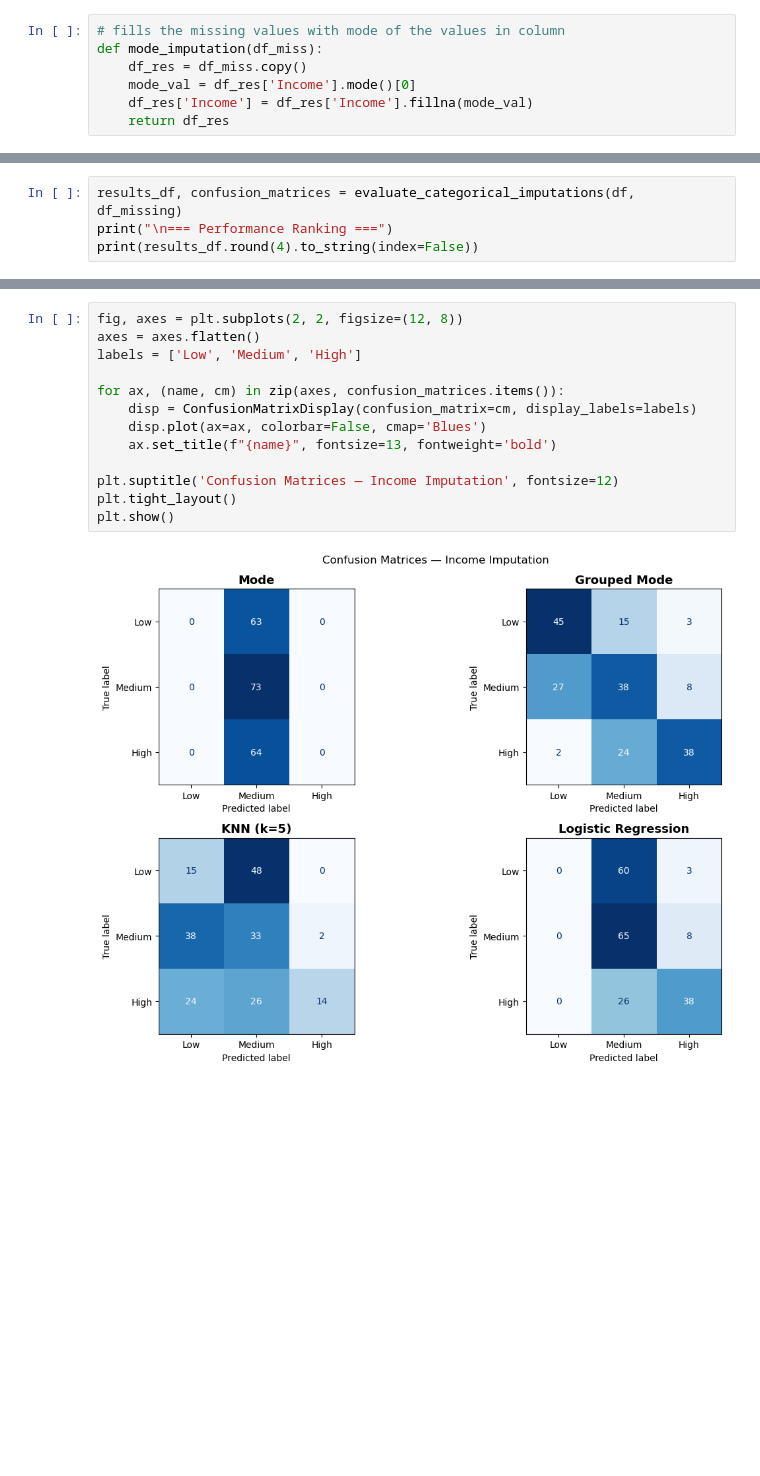
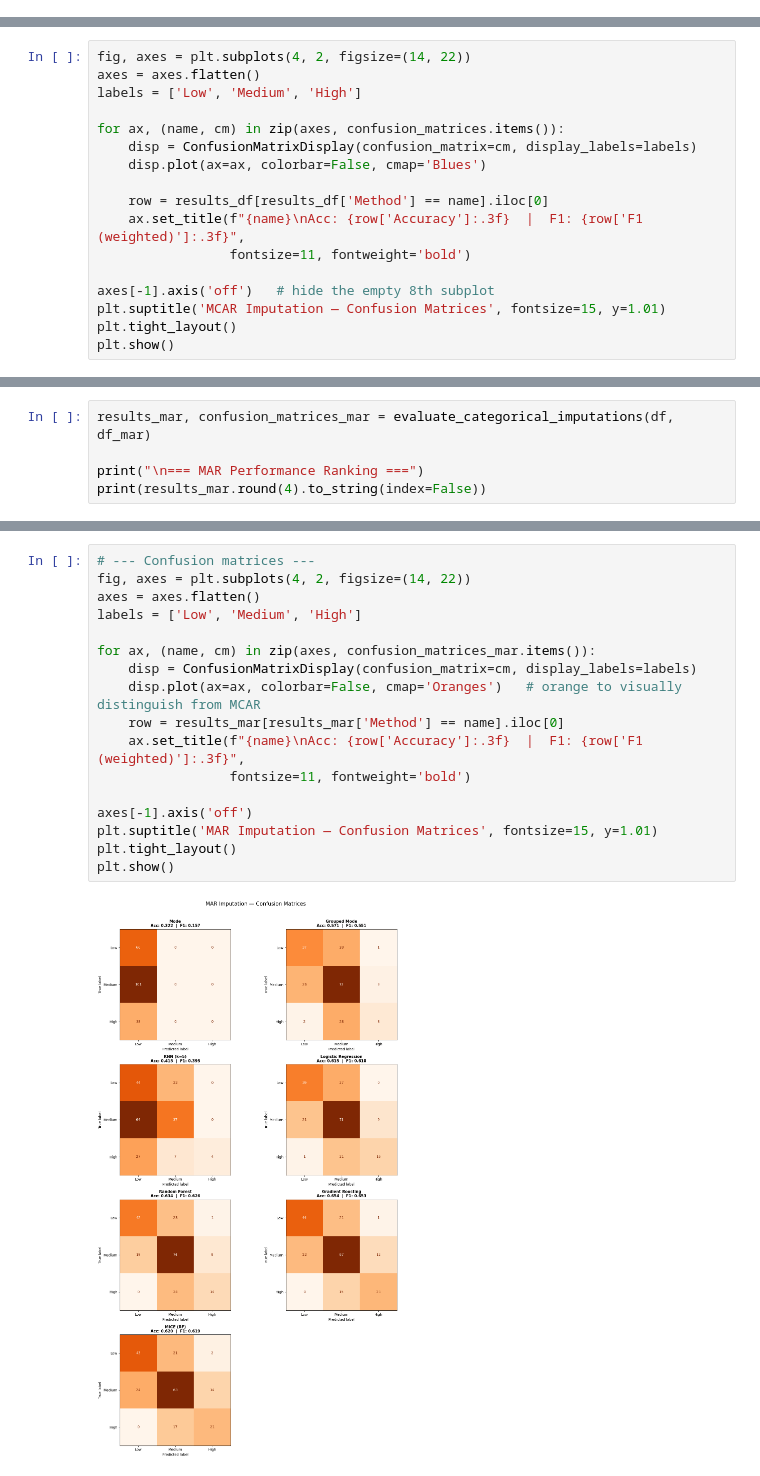
Before and after one commit to aravisv/Data-science-learning-notes, a Jupyter notebook: missing_values/missing_value_categorical_data.ipynb, the cells around one changed output, grey strips where cells are left out. Cells and saved outputs as stored; diff of their text form; blank space fills up the shorter version.

Commit message:
updated the notebook for categorical missing values handling. MACR and MAR

```diff
--- a/missing_values/missing_value_categorical_data.ipynb
+++ b/missing_values/missing_value_categorical_data.ipynb
@@ -69,7 +74,0 @@ Missing values in Income: 200 (20%)
-# %%
-# fills the missing values with mode of the values in column
-def mode_imputation(df_miss):
-    df_res = df_miss.copy()
-    mode_val = df_res['Income'].mode()[0]
-    df_res['Income'] = df_res['Income'].fillna(mode_val)
-    return df_res
@@ -163,0 +244,17 @@ def evaluate_categorical_imputations(df_true, df_missing, target_col='Income'):
+# %%
+fig, axes = plt.subplots(4, 2, figsize=(14, 22))
+axes = axes.flatten()
+labels = ['Low', 'Medium', 'High']
+
+for ax, (name, cm) in zip(axes, confusion_matrices.items()):
+    disp = ConfusionMatrixDisplay(confusion_matrix=cm, display_labels=labels)
+    disp.plot(ax=ax, colorbar=False, cmap='Blues')
+
+    row = results_df[results_df['Method'] == name].iloc[0]
+    ax.set_title(f"{name}\nAcc: {row['Accuracy']:.3f}  |  F1: {row['F1 (weighted)']:.3f}",
+                 fontsize=11, fontweight='bold')
+
+axes[-1].axis('off')   # hide the empty 8th subplot
+plt.suptitle('MCAR Imputation — Confusion Matrices', fontsize=15, y=1.01)
+plt.tight_layout()
+plt.show()
@@ -164,5 +305,6 @@ def evaluate_categorical_imputations(df_true, df_missing, target_col='Income'):
 # %%
-results_df, confusion_matrices = evaluate_categorical_imputations(df, df_missing)
-print("\n=== Performance Ranking ===")
-print(results_df.round(4).to_string(index=False))
+results_mar, confusion_matrices_mar = evaluate_categorical_imputations(df, df_mar)
+
+print("\n=== MAR Performance Ranking ===")
+print(results_mar.round(4).to_string(index=False))
 # %% [output]
@@ -175,15 +320,19 @@ Logistic Regression     0.515         0.4271
 # %%
-fig, axes = plt.subplots(2, 2, figsize=(12, 8))
+# --- Confusion matrices ---
+fig, axes = plt.subplots(4, 2, figsize=(14, 22))
 axes = axes.flatten()
 labels = ['Low', 'Medium', 'High']
 
-for ax, (name, cm) in zip(axes, confusion_matrices.items()):
+for ax, (name, cm) in zip(axes, confusion_matrices_mar.items()):
     disp = ConfusionMatrixDisplay(confusion_matrix=cm, display_labels=labels)
-    disp.plot(ax=ax, colorbar=False, cmap='Blues')
-    ax.set_title(f"{name}", fontsize=13, fontweight='bold')
+    disp.plot(ax=ax, colorbar=False, cmap='Oranges')   # orange to visually distinguish from MCAR
+    row = results_mar[results_mar['Method'] == name].iloc[0]
+    ax.set_title(f"{name}\nAcc: {row['Accuracy']:.3f}  |  F1: {row['F1 (weighted)']:.3f}",
+                 fontsize=11, fontweight='bold')
 
-plt.suptitle('Confusion Matrices — Income Imputation', fontsize=12)
+axes[-1].axis('off')
+plt.suptitle('MAR Imputation — Confusion Matrices', fontsize=15, y=1.01)
 plt.tight_layout()
 plt.show()
 # %% [output]
-[figure, old version]
+[figure, new version]
```
Also changed, not shown: parts of 17 cells of this notebook.
